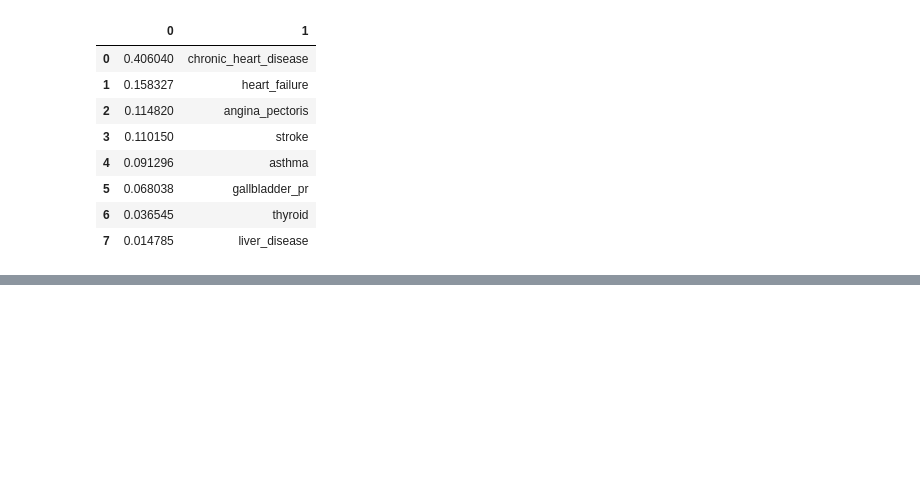
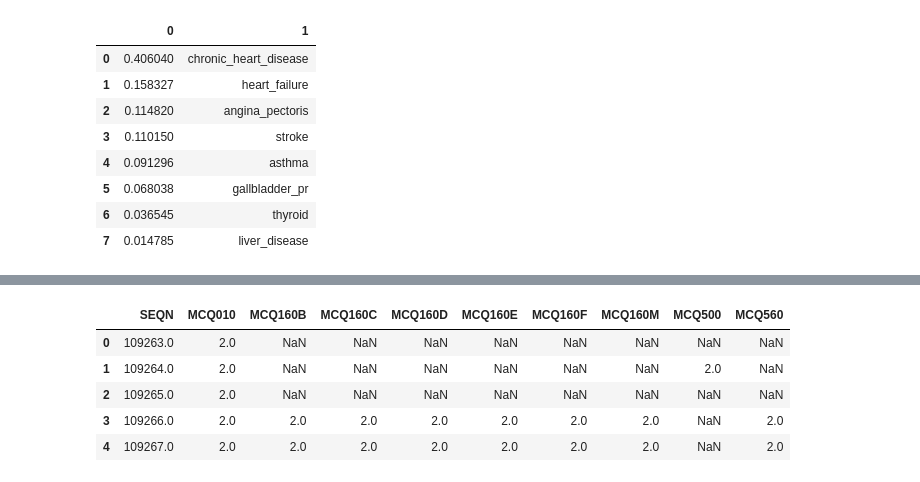
Before and after one commit to JoseMelvin-Calleja/CryptoClustering, a Jupyter notebook: hyper_parameter_tuning.ipynb, the cells around one changed output, grey strips where cells are left out. Drawn from its saved outputs; the diff is of its cells as text; code cells hidden in the pictures; blank space fills up the shorter version.

```diff
--- a/hyper_parameter_tuning.ipynb
+++ b/hyper_parameter_tuning.ipynb
@@ -241,0 +255,11 @@ importances_df
+# %%
+columns = ['SEQN', 'MCQ010', 'MCQ160B', 'MCQ160C', 'MCQ160D', 'MCQ160E', 'MCQ160F', 'MCQ160M', 'MCQ500', 'MCQ560']
+med_conditions_reduced = med_conditions[columns]
+med_conditions_reduced.head()
+# %% [output]
+|  | SEQN | MCQ010 | MCQ160B | MCQ160C | MCQ160D | MCQ160E | MCQ160F | MCQ160M | MCQ500 | MCQ560 |
+| 0 | 109263.0 | 2.0 | NaN | NaN | NaN | NaN | NaN | NaN | NaN | NaN |
+| 1 | 109264.0 | 2.0 | NaN | NaN | NaN | NaN | NaN | NaN | 2.0 | NaN |
+| 2 | 109265.0 | 2.0 | NaN | NaN | NaN | NaN | NaN | NaN | NaN | NaN |
+| 3 | 109266.0 | 2.0 | 2.0 | 2.0 | 2.0 | 2.0 | 2.0 | 2.0 | NaN | 2.0 |
+| 4 | 109267.0 | 2.0 | 2.0 | 2.0 | 2.0 | 2.0 | 2.0 | 2.0 | NaN | 2.0 |
```
Also changed, not shown: parts of 74 cells of this notebook.
